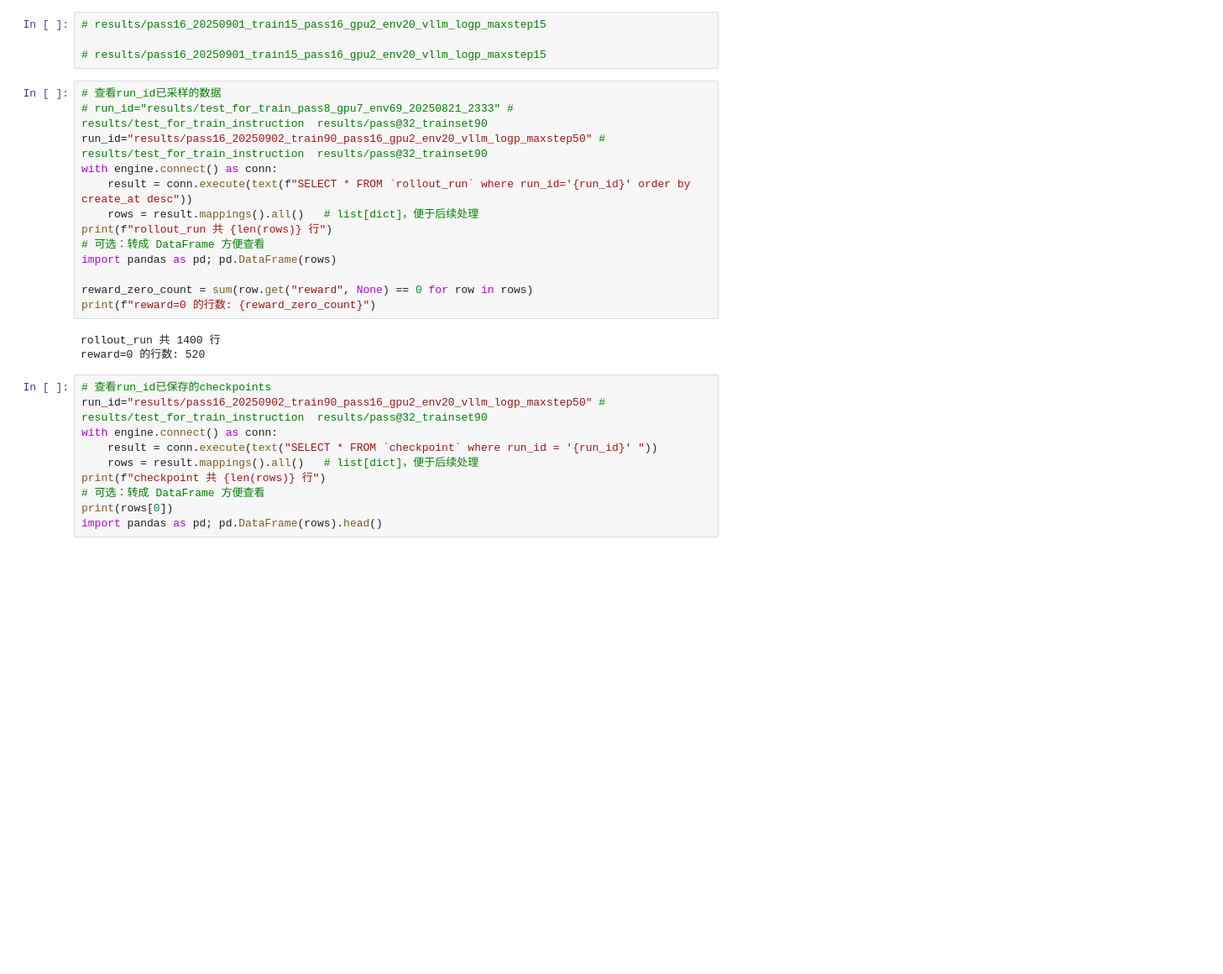
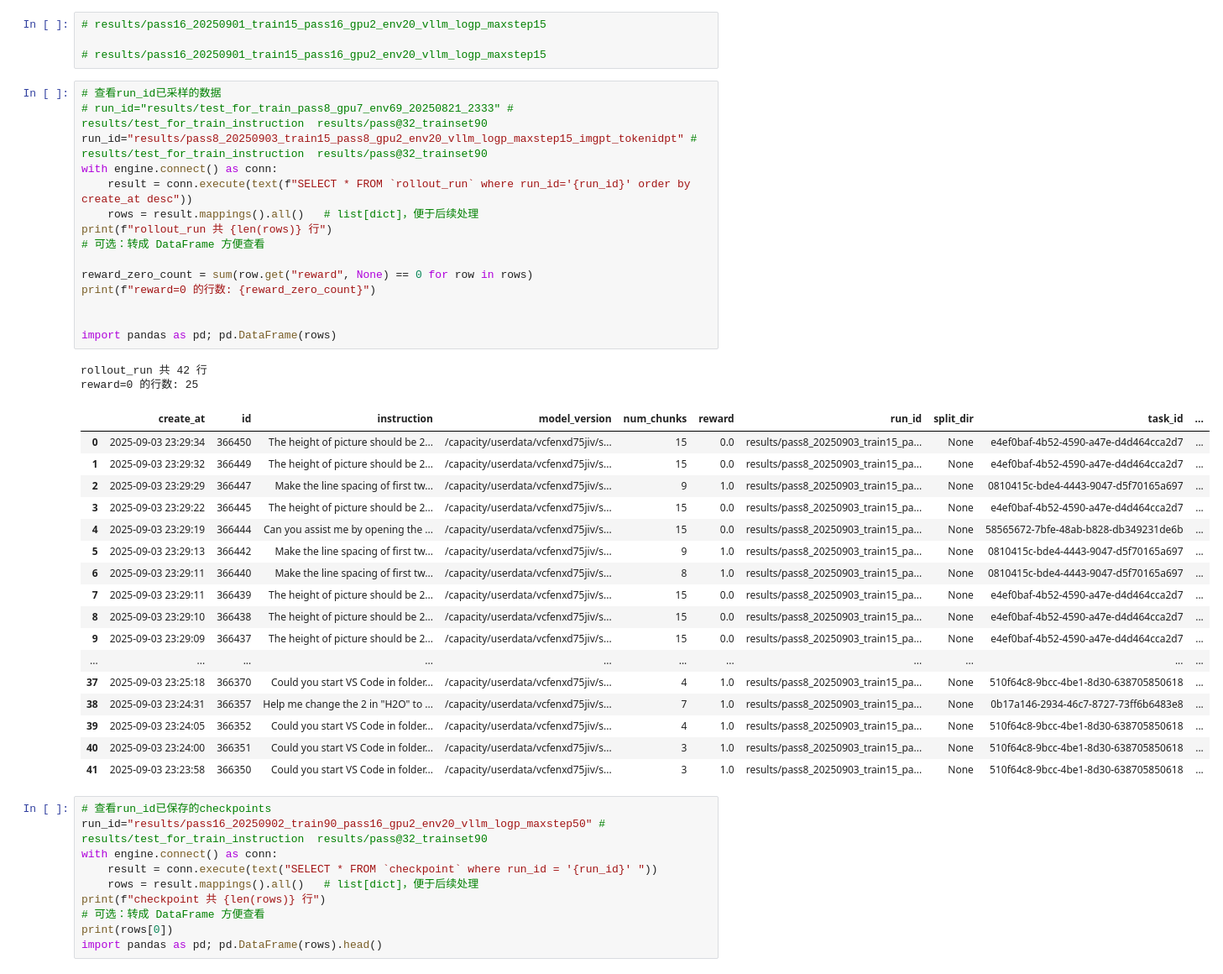
Before and after one commit to Computer-use-agents/dart-gui, a Jupyter notebook: rollouter/scripts/test_mysql.ipynb, the cells around one changed output. Shown: that part at 84% size. Drawn from its saved outputs; the diff is of its cells as text; blank space fills up the shorter version.

```diff
--- a/rollouter/scripts/test_mysql.ipynb
+++ b/rollouter/scripts/test_mysql.ipynb
@@ -73,19 +73,38 @@ rollout_run 共 1 行
 # %%
 # 查看run_id已采样的数据
 # run_id="results/test_for_train_pass8_gpu7_env69_20250821_2333" # results/test_for_train_instruction  results/pass@32_trainset90
-run_id="results/pass16_20250902_train90_pass16_gpu2_env20_vllm_logp_maxstep50" # results/test_for_train_instruction  results/pass@32_trainset90
+run_id="results/pass8_20250903_train15_pass8_gpu2_env20_vllm_logp_maxstep15_imgpt_tokenidpt" # results/test_for_train_instruction  results/pass@32_trainset90
 with engine.connect() as conn:
     result = conn.execute(text(f"SELECT * FROM `rollout_run` where run_id='{run_id}' order by create_at desc"))
     rows = result.mappings().all()   # list[dict]，便于后续处理
 print(f"rollout_run 共 {len(rows)} 行")
 # 可选：转成 DataFrame 方便查看
-import pandas as pd; pd.DataFrame(rows)
 
 reward_zero_count = sum(row.get("reward", None) == 0 for row in rows)
 print(f"reward=0 的行数: {reward_zero_count}")
+
+
+import pandas as pd; pd.DataFrame(rows)
 # %% [output]
-rollout_run 共 1400 行
-reward=0 的行数: 520
+rollout_run 共 42 行
+reward=0 的行数: 25
+|  | create_at | id | instruction | model_version | num_chunks | reward | run_id | split_dir | task_id | ... |
+| 0 | 2025-09-03 23:29:34 | 366450 | The height of picture should be 2... | /capacity/userdata/vcfenxd75jiv/s... | 15 | 0.0 | results/pass8_20250903_train15_pa... | None | e4ef0baf-4b52-4590-a47e-d4d464cca2d7 | ... |
+| 1 | 2025-09-03 23:29:32 | 366449 | The height of picture should be 2... | /capacity/userdata/vcfenxd75jiv/s... | 15 | 0.0 | results/pass8_20250903_train15_pa... | None | e4ef0baf-4b52-4590-a47e-d4d464cca2d7 | ... |
+| 2 | 2025-09-03 23:29:29 | 366447 | Make the line spacing of first tw... | /capacity/userdata/vcfenxd75jiv/s... | 9 | 1.0 | results/pass8_20250903_train15_pa... | None | 0810415c-bde4-4443-9047-d5f70165a697 | ... |
+| 3 | 2025-09-03 23:29:22 | 366445 | The height of picture should be 2... | /capacity/userdata/vcfenxd75jiv/s... | 15 | 0.0 | results/pass8_20250903_train15_pa... | None | e4ef0baf-4b52-4590-a47e-d4d464cca2d7 | ... |
+| 4 | 2025-09-03 23:29:19 | 366444 | Can you assist me by opening the ... | /capacity/userdata/vcfenxd75jiv/s... | 15 | 0.0 | results/pass8_20250903_train15_pa... | None | 58565672-7bfe-48ab-b828-db349231de6b | ... |
+| 5 | 2025-09-03 23:29:13 | 366442 | Make the line spacing of first tw... | /capacity/userdata/vcfenxd75jiv/s... | 9 | 1.0 | results/pass8_20250903_train15_pa... | None | 0810415c-bde4-4443-9047-d5f70165a697 | ... |
+| 6 | 2025-09-03 23:29:11 | 366440 | Make the line spacing of first tw... | /capacity/userdata/vcfenxd75jiv/s... | 8 | 1.0 | results/pass8_20250903_train15_pa... | None | 0810415c-bde4-4443-9047-d5f70165a697 | ... |
+| 7 | 2025-09-03 23:29:11 | 366439 | The height of picture should be 2... | /capacity/userdata/vcfenxd75jiv/s... | 15 | 0.0 | results/pass8_20250903_train15_pa... | None | e4ef0baf-4b52-4590-a47e-d4d464cca2d7 | ... |
+| 8 | 2025-09-03 23:29:10 | 366438 | The height of picture should be 2... | /capacity/userdata/vcfenxd75jiv/s... | 15 | 0.0 | results/pass8_20250903_train15_pa... | None | e4ef0baf-4b52-4590-a47e-d4d464cca2d7 | ... |
+| 9 | 2025-09-03 23:29:09 | 366437 | The height of picture should be 2... | /capacity/userdata/vcfenxd75jiv/s... | 15 | 0.0 | results/pass8_20250903_train15_pa... | None | e4ef0baf-4b52-4590-a47e-d4d464cca2d7 | ... |
+| ... | ... | ... | ... | ... | ... | ... | ... | ... | ... | ... |
+| 37 | 2025-09-03 23:25:18 | 366370 | Could you start VS Code in folder... | /capacity/userdata/vcfenxd75jiv/s... | 4 | 1.0 | results/pass8_20250903_train15_pa... | None | 510f64c8-9bcc-4be1-8d30-638705850618 | ... |
+| 38 | 2025-09-03 23:24:31 | 366357 | Help me change the 2 in "H2O" to ... | /capacity/userdata/vcfenxd75jiv/s... | 7 | 1.0 | results/pass8_20250903_train15_pa... | None | 0b17a146-2934-46c7-8727-73ff6b6483e8 | ... |
+| 39 | 2025-09-03 23:24:05 | 366352 | Could you start VS Code in folder... | /capacity/userdata/vcfenxd75jiv/s... | 4 | 1.0 | results/pass8_20250903_train15_pa... | None | 510f64c8-9bcc-4be1-8d30-638705850618 | ... |
+| 40 | 2025-09-03 23:24:00 | 366351 | Could you start VS Code in folder... | /capacity/userdata/vcfenxd75jiv/s... | 3 | 1.0 | results/pass8_20250903_train15_pa... | None | 510f64c8-9bcc-4be1-8d30-638705850618 | ... |
+| 41 | 2025-09-03 23:23:58 | 366350 | Could you start VS Code in folder... | /capacity/userdata/vcfenxd75jiv/s... | 3 | 1.0 | results/pass8_20250903_train15_pa... | None | 510f64c8-9bcc-4be1-8d30-638705850618 | ... |
 # %%
 # 查看run_id已保存的checkpoints
 run_id="results/pass16_20250902_train90_pass16_gpu2_env20_vllm_logp_maxstep50" # results/test_for_train_instruction  results/pass@32_trainset90
```
Also changed, not shown: parts of 1 cell of this notebook, 7 other files.
